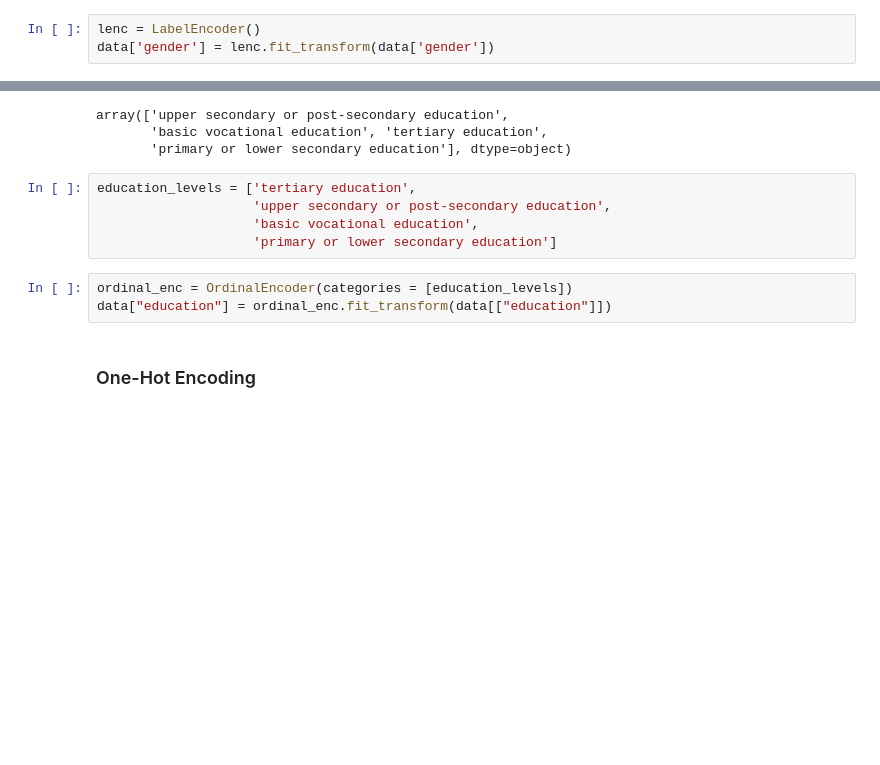
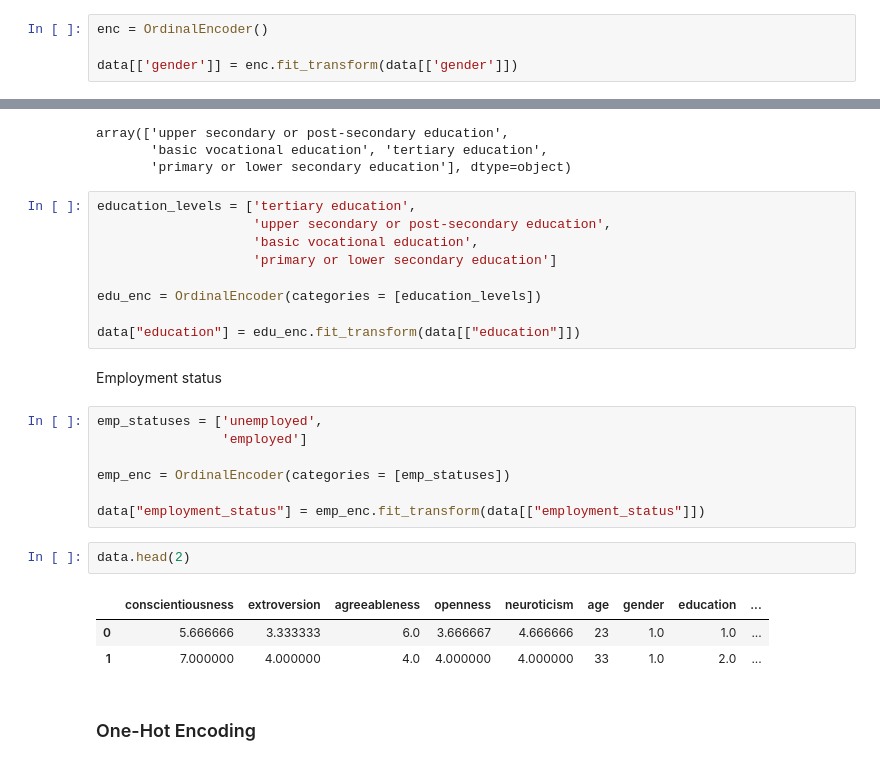
Before and after one commit to nataliagraczyk/bigfive-project, a Jupyter notebook: main.ipynb, the cells around one changed output, grey strips where cells are left out. Cells and saved outputs as stored; diff of their text form; blank space fills up the shorter version.

Commit message:
Finish data cleaning

```diff
--- a/main.ipynb
+++ b/main.ipynb
@@ -95,3 +97,4 @@ For the `gender` variable we will perform label encoding:
 # %%
-lenc = LabelEncoder()
-data['gender'] = lenc.fit_transform(data['gender'])
+enc = OrdinalEncoder()
+
+data[['gender']] = enc.fit_transform(data[['gender']])
@@ -110,9 +111,25 @@ education_levels = ['tertiary education',
                     'upper secondary or post-secondary education',
                     'basic vocational education',
                     'primary or lower secondary education']
+
+edu_enc = OrdinalEncoder(categories = [education_levels])
+
+data["education"] = edu_enc.fit_transform(data[["education"]])
-# %%
-ordinal_enc = OrdinalEncoder(categories = [education_levels])
-data["education"] = ordinal_enc.fit_transform(data[["education"]])
+# %% [markdown]
+Employment status
+# %%
+emp_statuses = ['unemployed',
+                'employed']
+
+emp_enc = OrdinalEncoder(categories = [emp_statuses])
+
+data["employment_status"] = emp_enc.fit_transform(data[["employment_status"]])
+# %%
+data.head(2)
+# %% [output]
+|  | conscientiousness | extroversion | agreeableness | openness | neuroticism | age | gender | education | ... |
+| 0 | 5.666666 | 3.333333 | 6.0 | 3.666667 | 4.666666 | 23 | 1.0 | 1.0 | ... |
+| 1 | 7.000000 | 4.000000 | 4.0 | 4.000000 | 4.000000 | 33 | 1.0 | 2.0 | ... |
 # %% [markdown]
 ### One-Hot Encoding
 # %% [markdown]
```
Also changed, not shown: parts of 22 cells of this notebook.
